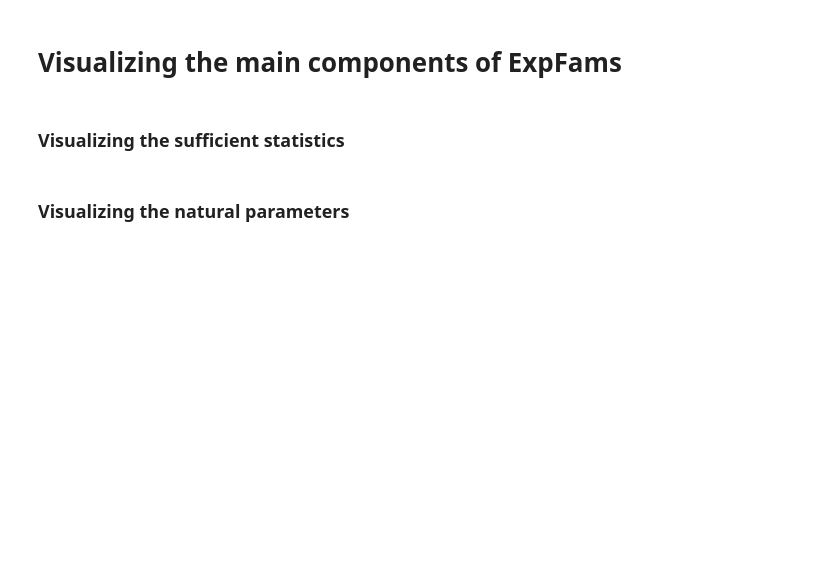
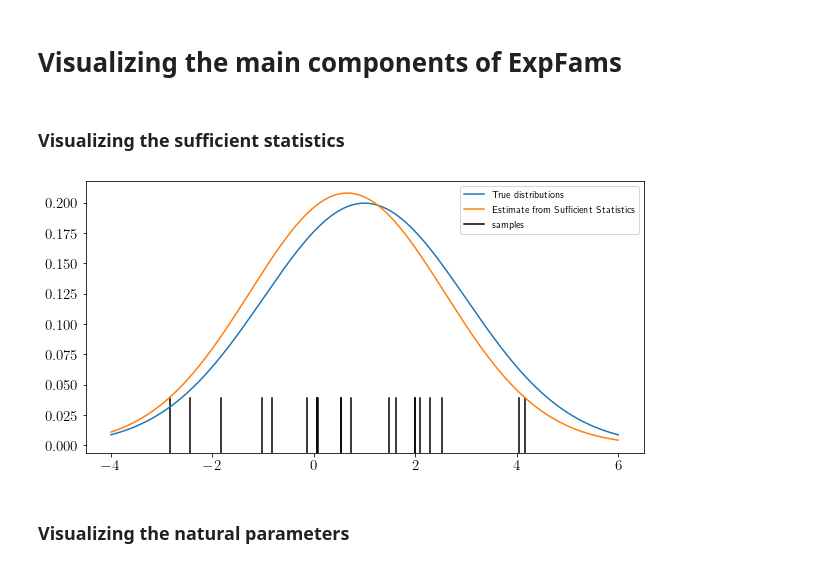
Before and after one commit to mariushobbhahn/Exponential_Families_visual_tutorial, a Jupyter notebook: ExpFam_Basics.ipynb, the cells around one changed output. Cells and saved outputs as stored; diff of their text form; code cells hidden in the pictures; blank space fills up the shorter version.

```diff
--- a/ExpFam_Basics.ipynb
+++ b/ExpFam_Basics.ipynb
@@ -84,6 +85,32 @@ plt.plot();
 # Visualizing the main components of ExpFams
 # %% [markdown]
 ### Visualizing the sufficient statistics
+# %%
+np.random.seed(42)
+n = 20
+norm_samples = norm.rvs(mu3, sigma3, n)
+x_ = np.linspace(-4,6, 1000+1)
+
+Y1 = np.sum(norm_samples)
+Y2 = np.sum(norm_samples**2)
+M = 1/n * Y1
+S = (Y2 - (Y1**2/n))/(n-1)
+
+norm_true_pdf = norm.pdf(x_, mu3, sigma3)
+norm_approx_pdf = norm.pdf(x_, M, np.sqrt(S))
+
+plt.figure(figsize=(10, 5))
+for s in norm_samples:
+    plt.axvline(s, 0, 0.2, color='black')
+plt.plot(x_, norm_true_pdf, label='True distributions')
+plt.plot(x_, norm_approx_pdf, label='Estimate from Sufficient Statistics')
+plt.axvline(norm_samples[0], 0, 0.2, color='black', label='samples')
+plt.legend()
+
+plt.savefig('suff_stats_normal.png')
+plt.plot();
+# %% [output]
+[figure, added]
 # %% [markdown]
 ### Visualizing the natural parameters
 # %%
```
Also changed, not shown: parts of 11 cells of this notebook, 6 other files.
